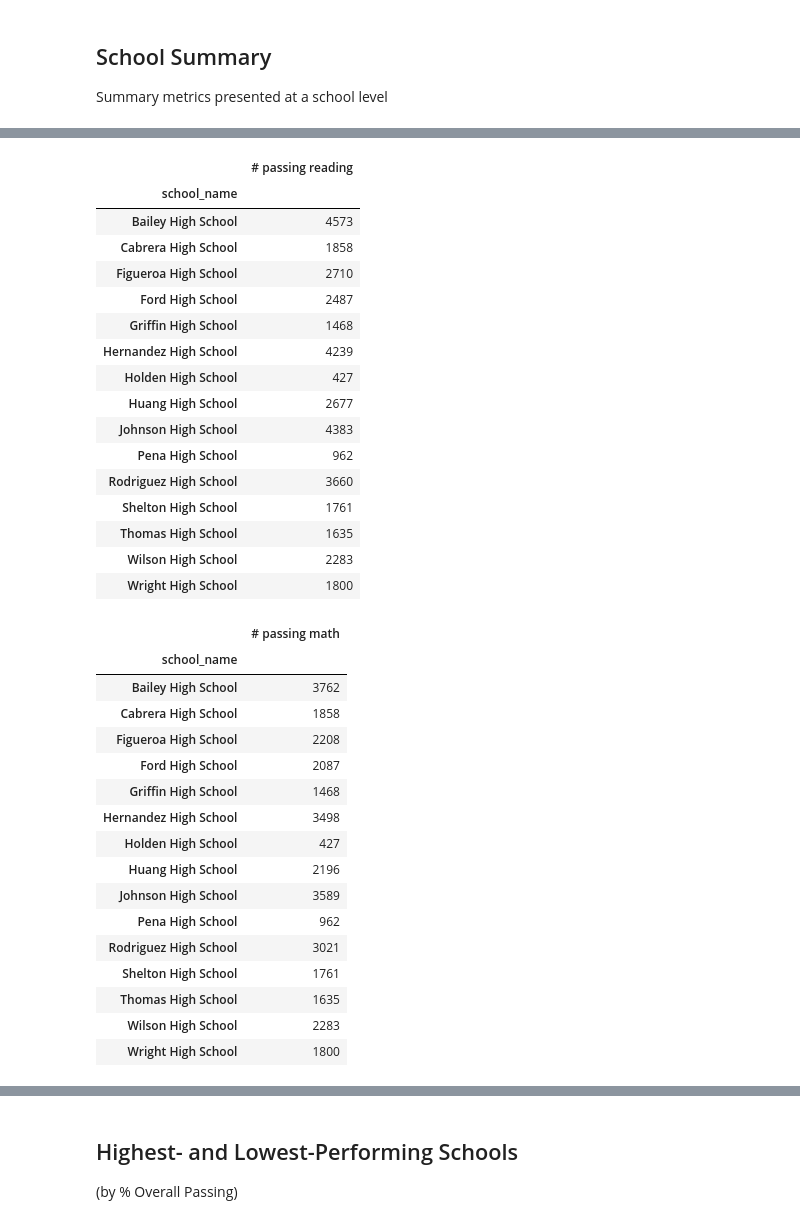
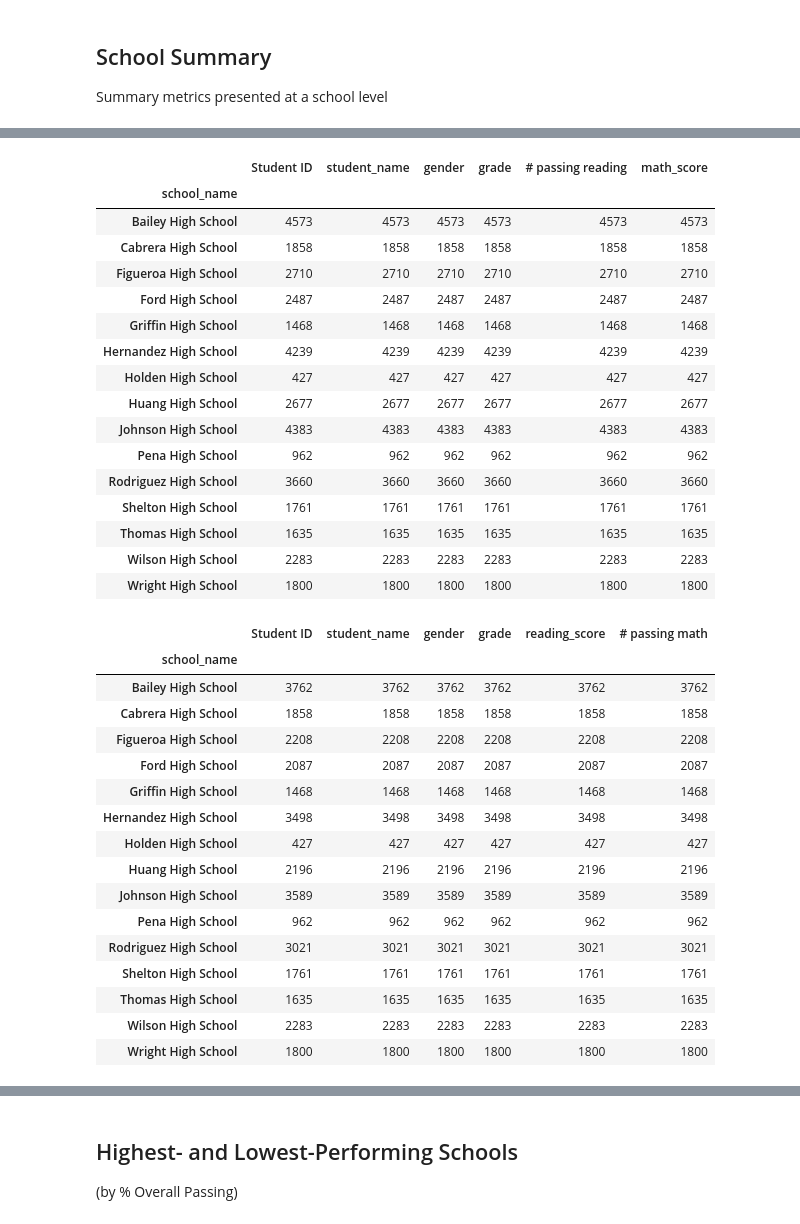
Before and after one commit to 4a6166/pandas-challenge, a Jupyter notebook: PyCitySchools/PyCitySchools.ipynb, the cells around one changed output, grey strips where cells are left out. Cells and saved outputs as stored; diff of their text form; code cells hidden in the pictures.

```diff
--- a/PyCitySchools/PyCitySchools.ipynb
+++ b/PyCitySchools/PyCitySchools.ipynb
@@ -120,50 +120,48 @@ student_avg
 # %%
 student_passing_reading = students_df.loc[students_df["reading_score"] > PASS_SCORE, :]
-student_passing_reading = student_passing_reading[["school_name", "reading_score"]]
 passing_reading_count = student_passing_reading.groupby("school_name").count()
 passing_reading_count = passing_reading_count.rename(columns={"reading_score":"# passing reading"})
 passing_reading_count
 # %% [output]
-|  | # passing reading |
-| school_name |  |
-| Bailey High School | 4573 |
-| Cabrera High School | 1858 |
-| Figueroa High School | 2710 |
-| Ford High School | 2487 |
-| Griffin High School | 1468 |
-| Hernandez High School | 4239 |
-| Holden High School | 427 |
-| Huang High School | 2677 |
-| Johnson High School | 4383 |
-| Pena High School | 962 |
-| Rodriguez High School | 3660 |
-| Shelton High School | 1761 |
-| Thomas High School | 1635 |
-| Wilson High School | 2283 |
-| Wright High School | 1800 |
+|  | Student ID | student_name | gender | grade | # passing reading | math_score |
+| school_name |  |  |  |  |  |  |
+| Bailey High School | 4573 | 4573 | 4573 | 4573 | 4573 | 4573 |
+| Cabrera High School | 1858 | 1858 | 1858 | 1858 | 1858 | 1858 |
+| Figueroa High School | 2710 | 2710 | 2710 | 2710 | 2710 | 2710 |
+| Ford High School | 2487 | 2487 | 2487 | 2487 | 2487 | 2487 |
+| Griffin High School | 1468 | 1468 | 1468 | 1468 | 1468 | 1468 |
+| Hernandez High School | 4239 | 4239 | 4239 | 4239 | 4239 | 4239 |
+| Holden High School | 427 | 427 | 427 | 427 | 427 | 427 |
+| Huang High School | 2677 | 2677 | 2677 | 2677 | 2677 | 2677 |
+| Johnson High School | 4383 | 4383 | 4383 | 4383 | 4383 | 4383 |
+| Pena High School | 962 | 962 | 962 | 962 | 962 | 962 |
+| Rodriguez High School | 3660 | 3660 | 3660 | 3660 | 3660 | 3660 |
+| Shelton High School | 1761 | 1761 | 1761 | 1761 | 1761 | 1761 |
+| Thomas High School | 1635 | 1635 | 1635 | 1635 | 1635 | 1635 |
+| Wilson High School | 2283 | 2283 | 2283 | 2283 | 2283 | 2283 |
+| Wright High School | 1800 | 1800 | 1800 | 1800 | 1800 | 1800 |
 # %%
 student_passing_math = students_df.loc[students_df["math_score"] > PASS_SCORE, :]
-student_passing_math = student_passing_math[["school_name", "math_score"]]
 passing_math_count = student_passing_math.groupby("school_name").count()
 passing_math_count = passing_math_count.rename(columns={"math_score":"# passing math"})
 passing_math_count
 # %% [output]
-|  | # passing math |
-| school_name |  |
-| Bailey High School | 3762 |
-| Cabrera High School | 1858 |
-| Figueroa High School | 2208 |
-| Ford High School | 2087 |
-| Griffin High School | 1468 |
-| Hernandez High School | 3498 |
-| Holden High School | 427 |
-| Huang High School | 2196 |
-| Johnson High School | 3589 |
-| Pena High School | 962 |
-| Rodriguez High School | 3021 |
-| Shelton High School | 1761 |
-| Thomas High School | 1635 |
-| Wilson High School | 2283 |
-| Wright High School | 1800 |
+|  | Student ID | student_name | gender | grade | reading_score | # passing math |
+| school_name |  |  |  |  |  |  |
+| Bailey High School | 3762 | 3762 | 3762 | 3762 | 3762 | 3762 |
+| Cabrera High School | 1858 | 1858 | 1858 | 1858 | 1858 | 1858 |
+| Figueroa High School | 2208 | 2208 | 2208 | 2208 | 2208 | 2208 |
+| Ford High School | 2087 | 2087 | 2087 | 2087 | 2087 | 2087 |
+| Griffin High School | 1468 | 1468 | 1468 | 1468 | 1468 | 1468 |
+| Hernandez High School | 3498 | 3498 | 3498 | 3498 | 3498 | 3498 |
+| Holden High School | 427 | 427 | 427 | 427 | 427 | 427 |
+| Huang High School | 2196 | 2196 | 2196 | 2196 | 2196 | 2196 |
+| Johnson High School | 3589 | 3589 | 3589 | 3589 | 3589 | 3589 |
+| Pena High School | 962 | 962 | 962 | 962 | 962 | 962 |
+| Rodriguez High School | 3021 | 3021 | 3021 | 3021 | 3021 | 3021 |
+| Shelton High School | 1761 | 1761 | 1761 | 1761 | 1761 | 1761 |
+| Thomas High School | 1635 | 1635 | 1635 | 1635 | 1635 | 1635 |
+| Wilson High School | 2283 | 2283 | 2283 | 2283 | 2283 | 2283 |
+| Wright High School | 1800 | 1800 | 1800 | 1800 | 1800 | 1800 |
 # %%
 student_passing_both = students_df.loc[(students_df["reading_score"] > PASS_SCORE) & (students_df["math_score"] > PASS_SCORE), :]
```
Also changed, not shown: parts of 3 cells of this notebook.
